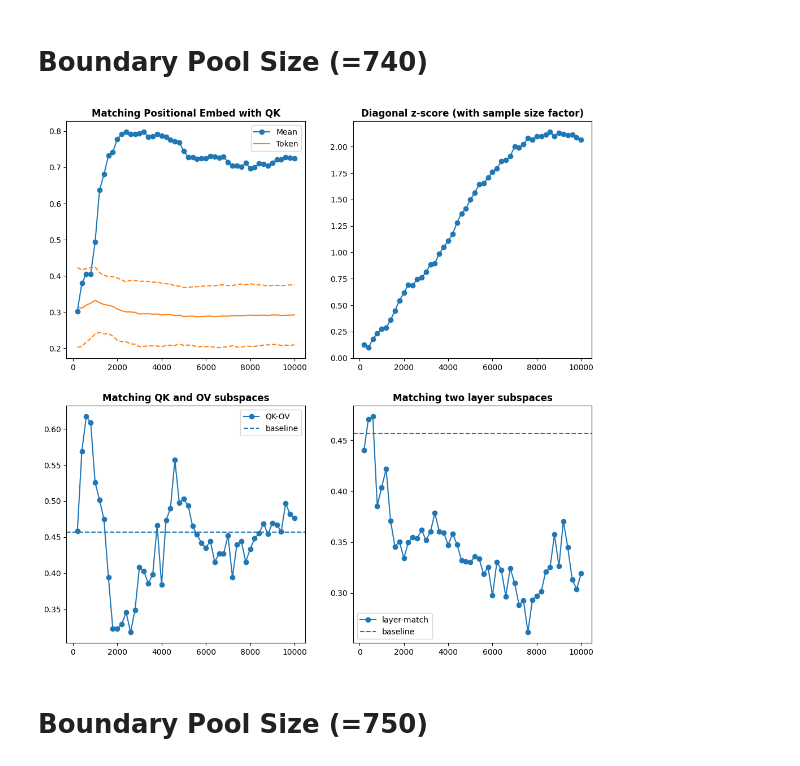
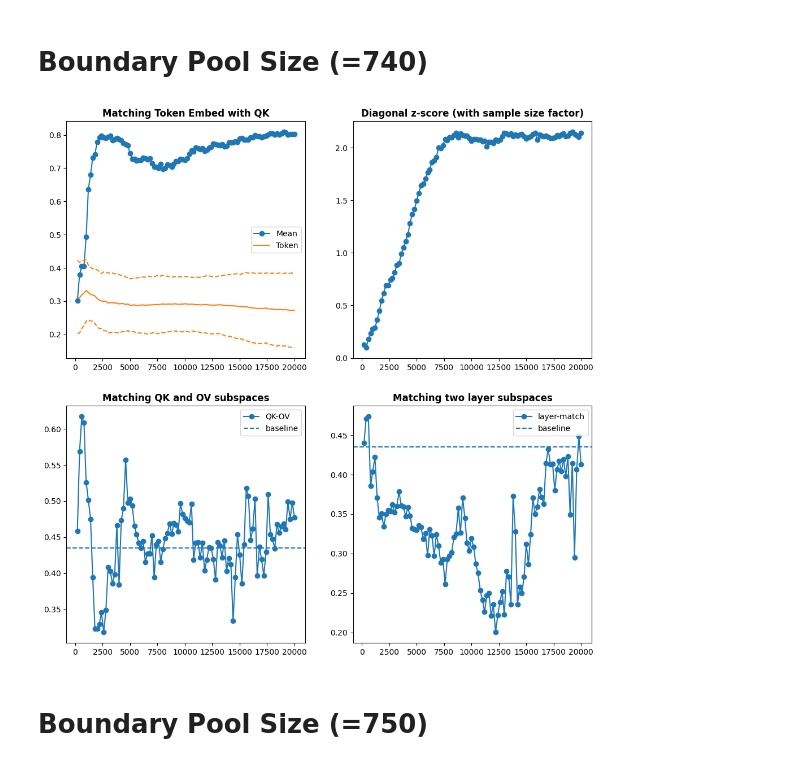
Before and after one commit to JiajunSong629/simulations, a Jupyter notebook: Examine_measurements_of_dynamics.ipynb, the cells around one changed output. Saved outputs shown, nothing was run; the diff lists cells and outputs as text; code cells hidden in the pictures.

```diff
--- a/Examine_measurements_of_dynamics.ipynb
+++ b/Examine_measurements_of_dynamics.ipynb
@@ -256,7 +258,9 @@ plt.savefig(
 # %%
 setting_dir = "large_pool_size"
 
-with open(os.path.join("out_phase_progress", setting_dir, "config.json"), "r") as f:
+with open(
+    os.path.join("out_phase_progress_long", setting_dir, "config.json"), "r"
+) as f:
     config = Config(**json.load(f))
 
 model = TFModel(config).to(config.device)
@@ -324,7 +328,9 @@ plt.savefig(
 # %%
 setting_dir = "small_pool_size"
 
-with open(os.path.join("out_phase_progress", setting_dir, "config.json"), "r") as f:
+with open(
+    os.path.join("out_phase_progress_long", setting_dir, "config.json"), "r"
+) as f:
     config = Config(**json.load(f))
 
 model = TFModel(config).to(config.device)
@@ -333,16 +339,16 @@ ranks = [5, 10, 15, 20]
 analysis_dir = "Figs_analysis"
 rank_idx = 0
 
-ratios = np.zeros((50, 3))
-z_scores = np.zeros(50)
-s_matches = np.zeros((50, 2))
-match_layer = np.zeros((50, 4))
+ratios = np.zeros((100, 3))
+z_scores = np.zeros(100)
+s_matches = np.zeros((100, 2))
+match_layer = np.zeros((100, 4))
 
 s_base = match_baseline(config.d_model, ranks[0], num_run=100)
 
-for i, iter in enumerate(range(200, 10200, 200)):
+for i, iter in enumerate(range(200, 20200, 200)):
     model = TFModel(config)
-    ckpt_path = os.path.join("out_phase_progress", setting_dir, f"ckpt_{iter}.pt")
+    ckpt_path = os.path.join("out_phase_progress_long", setting_dir, f"ckpt_{iter}.pt")
     model.load_state_dict(torch.load(ckpt_path, map_location=torch.device("cpu")))
     model.eval()
 
@@ -363,7 +369,7 @@ match_method = "largest"  # 'largest' | 'mean'
 k = 0 if match_method == "largest" else 1
 colors = plt.rcParams["axes.prop_cycle"].by_key()["color"]  # default colors
 
-xrange = range(200, 10200, 200)
+xrange = range(200, 20200, 200)
 fig, axs = plt.subplots(2, 2, figsize=(6 * 2, 6 * 2))
 axs[0, 0].plot(xrange, ratios[:, 2], "-o", color=colors[0], label="Mean")
 axs[0, 0].plot(xrange, ratios[:, 0], "-", color=colors[1], label="Token")
@@ -392,7 +398,9 @@ plt.savefig(
 # %%
 setting_dir = "boundary_pool_size_740"
 
-with open(os.path.join("out_phase_progress", setting_dir, "config.json"), "r") as f:
+with open(
+    os.path.join("out_phase_progress_long", setting_dir, "config.json"), "r"
+) as f:
     config = Config(**json.load(f))
 
 model = TFModel(config).to(config.device)
@@ -401,16 +409,16 @@ ranks = [5, 10, 15, 20]
 analysis_dir = "Figs_analysis"
 rank_idx = 0
 
-ratios = np.zeros((50, 3))
-z_scores = np.zeros(50)
-s_matches = np.zeros((50, 2))
-match_layer = np.zeros((50, 4))
+ratios = np.zeros((100, 3))
+z_scores = np.zeros(100)
+s_matches = np.zeros((100, 2))
+match_layer = np.zeros((100, 4))
 
 s_base = match_baseline(config.d_model, ranks[0], num_run=100)
 
-for i, iter in enumerate(range(200, 10200, 200)):
+for i, iter in enumerate(range(200, 20200, 200)):
     model = TFModel(config)
-    ckpt_path = os.path.join("out_phase_progress", setting_dir, f"ckpt_{iter}.pt")
+    ckpt_path = os.path.join("out_phase_progress_long", setting_dir, f"ckpt_{iter}.pt")
     model.load_state_dict(torch.load(ckpt_path, map_location=torch.device("cpu")))
     model.eval()
 
@@ -425,36 +433,36 @@ for i, iter in enumerate(range(200, 10200, 200)):
 
 
 from utils import create_folder
 
 create_folder(analysis_dir)
 match_method = "largest"  # 'largest' | 'mean'
 k = 0 if match_method == "largest" else 1
 colors = plt.rcParams["axes.prop_cycle"].by_key()["color"]  # default colors
 
-xrange = range(200, 10200, 200)
+xrange = range(200, 20200, 200)
 fig, axs = plt.subplots(2, 2, figsize=(6 * 2, 6 * 2))
 axs[0, 0].plot(xrange, ratios[:, 2], "-o", color=colors[0], label="Mean")
 axs[0, 0].plot(xrange, ratios[:, 0], "-", color=colors[1], label="Token")
 axs[0, 0].plot(xrange, ratios[:, 0] + ratios[:, 1], "--", color=colors[1])
 axs[0, 0].plot(xrange, ratios[:, 0] - ratios[:, 1], "--", color=colors[1])
 axs[0, 0].legend()
-axs[0, 0].set_title("Matching Positional Embed with QK", weight="bold")
+axs[0, 0].set_title("Matching Token Embed with QK", weight="bold")
 axs[0, 1].plot(xrange, z_scores, "-o")
 axs[0, 1].set_title("Diagonal z-score (with sample size factor)", weight="bold")
 axs[1, 0].plot(xrange, s_matches[:, k], "-o", label="QK-OV")
 axs[1, 0].axhline(y=s_base[k], linestyle="--", label="baseline")
 axs[1, 0].set_title("Matching QK and OV subspaces", weight="bold")
 axs[1, 0].legend()
 axs[1, 1].plot(xrange, match_layer[:, k + 2], "-o", label="layer-match")
 axs[1, 1].axhline(y=s_base[k], linestyle="--", label="baseline")
 axs[1, 1].set_title("Matching two layer subspaces", weight="bold")
 axs[1, 1].legend()
 plt.savefig(
     os.path.join(analysis_dir, f"train_matching_measure_{setting_dir}"),
     bbox_inches="tight",
 )
 # %% [output]
-[figure, old version]
+[figure, new version]
 # %% [markdown]
 # Boundary Pool Size (=750)
 # %%
```
Also changed, not shown: parts of 6 cells of this notebook.
